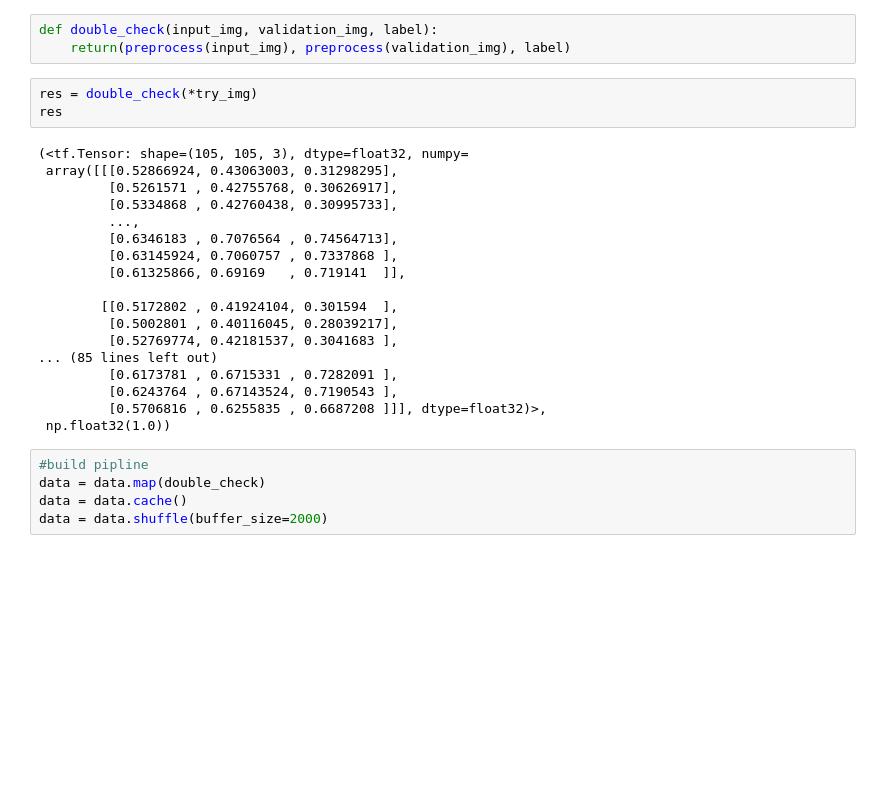
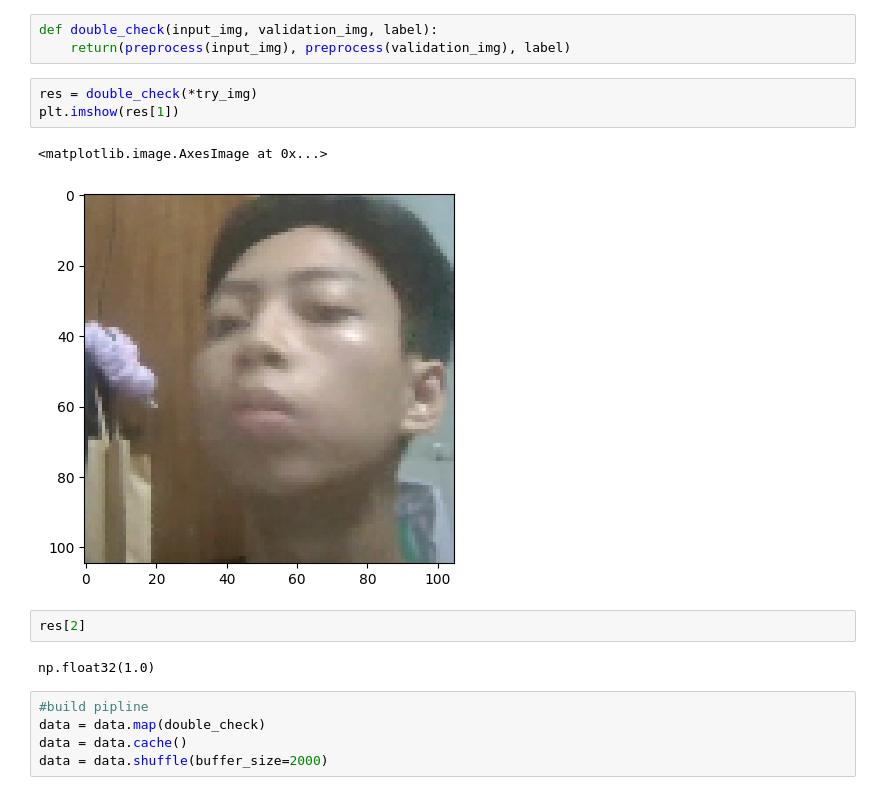
Before and after one commit to QTVxDevil/ProjectB3, a Jupyter notebook: Model/Facial.ipynb, the cells around one changed output. Cells and saved outputs as stored; diff of their text form; blank space fills up the shorter version.

```diff
--- a/Model/Facial.ipynb
+++ b/Model/Facial.ipynb
@@ -104,25 +94,14 @@ def double_check(input_img, validation_img, label):
     return(preprocess(input_img), preprocess(validation_img), label)
 # %%
 res = double_check(*try_img)
-res
+plt.imshow(res[1])
 # %% [output]
-(<tf.Tensor: shape=(105, 105, 3), dtype=float32, numpy=
- array([[[0.52866924, 0.43063003, 0.31298295],
-         [0.5261571 , 0.42755768, 0.30626917],
-         [0.5334868 , 0.42760438, 0.30995733],
-         ...,
-         [0.6346183 , 0.7076564 , 0.74564713],
-         [0.63145924, 0.7060757 , 0.7337868 ],
-         [0.61325866, 0.69169   , 0.719141  ]],
-
-        [[0.5172802 , 0.41924104, 0.301594  ],
-         [0.5002801 , 0.40116045, 0.28039217],
-         [0.52769774, 0.42181537, 0.3041683 ],
-... (85 lines left out)
-         [0.6173781 , 0.6715331 , 0.7282091 ],
-         [0.6243764 , 0.67143524, 0.7190543 ],
-         [0.5706816 , 0.6255835 , 0.6687208 ]]], dtype=float32)>,
- np.float32(1.0))
+<matplotlib.image.AxesImage at 0x...>
+[figure, added]
+# %%
+res[2]
+# %% [output]
+np.float32(1.0)
 # %%
 #build pipline
 data = data.map(double_check)
```
Also changed, not shown: parts of 16 cells of this notebook.
